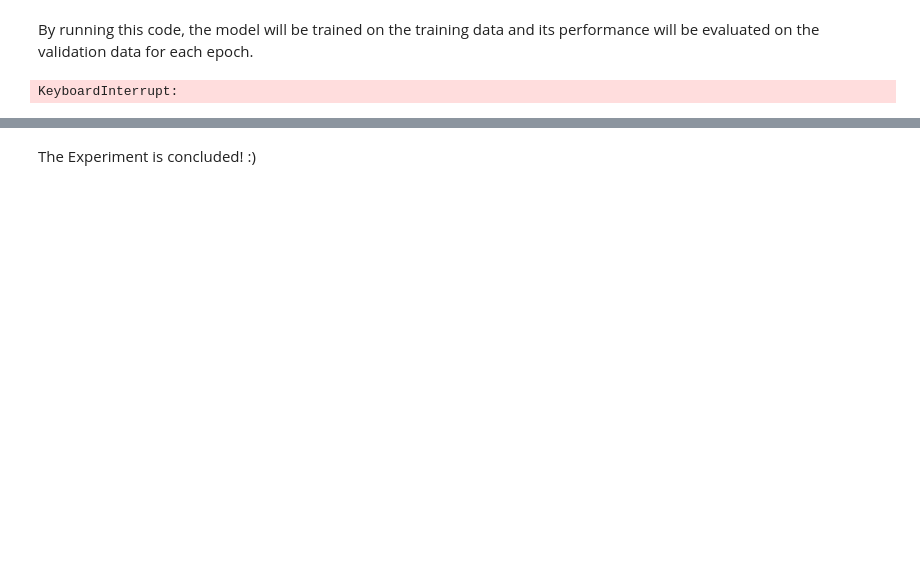
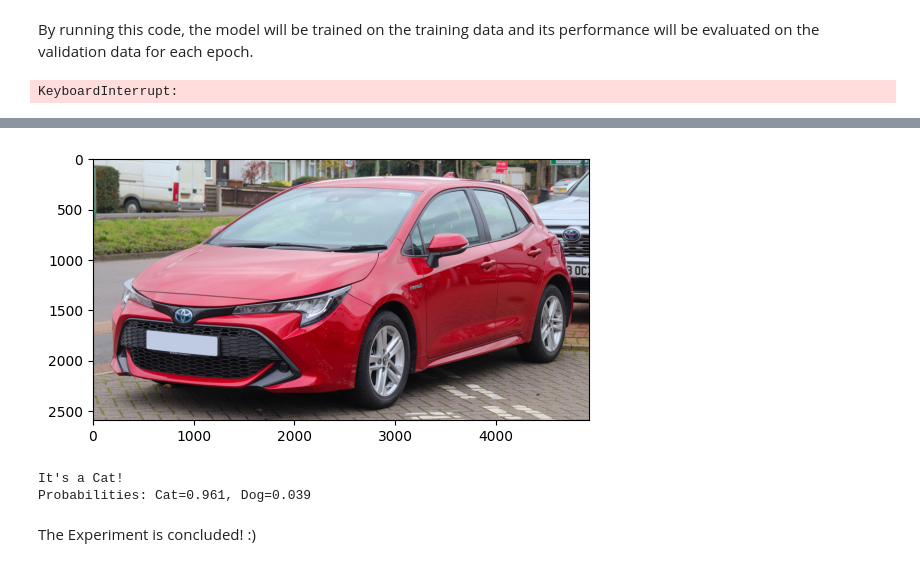
Before and after one commit to AndreaCorsini1/DataDrivenOptimization, a Jupyter notebook: FromFluffyToFurry.ipynb, the cells around one changed output, grey strips where cells are left out. Cells and saved outputs as stored; diff of their text form; code cells hidden in the pictures; blank space fills up the shorter version.

```diff
--- a/FromFluffyToFurry.ipynb
+++ b/FromFluffyToFurry.ipynb
@@ -552,2 +583,22 @@ It's a Dog!
+# %%
+# Plot image
+name_file = "2019_Toyota_Corolla_Icon_Tech_VVT-i_Hybrid_1.8.jpg"
+img = mpimg.imread(name_file)
+plt.imshow(img)
+plt.show()
+
+# Predict
+img = Image.open(name_file)
+img = img.resize((224, 224))
+transform = get_val_transform()
+img = transform(img)
+img = torch.unsqueeze(img, 0)
+out = model(img.to(device))
+print("It's a", "Cat!" if out > 0.5 else "Dog!")
+print(f"Probabilities: Cat={out.item():.3f}, Dog={1 - out.item():.3f}")
+# %% [output]
+[figure, added]
+It's a Cat!
+Probabilities: Cat=0.961, Dog=0.039
 # %% [markdown]
 The Experiment is concluded! :)
```
Also changed, not shown: parts of 16 cells of this notebook, 1 other file.
